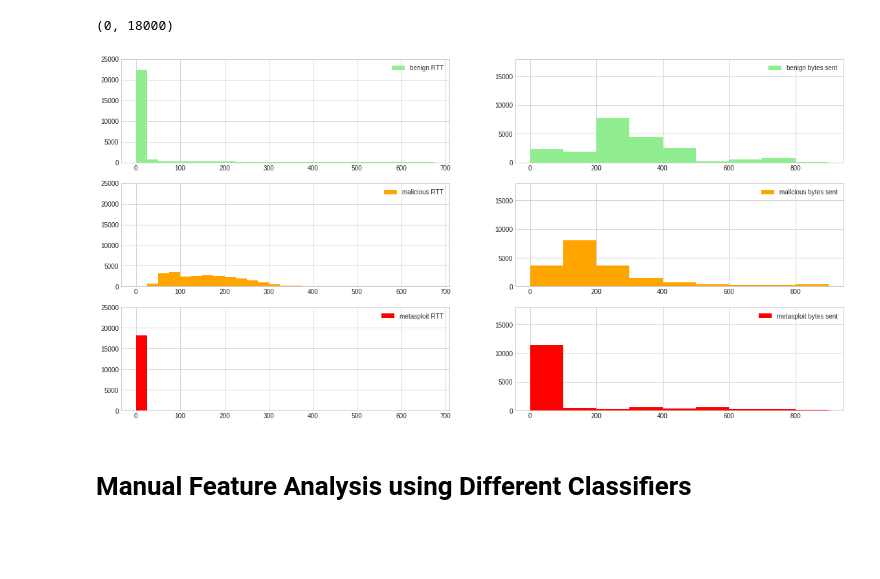
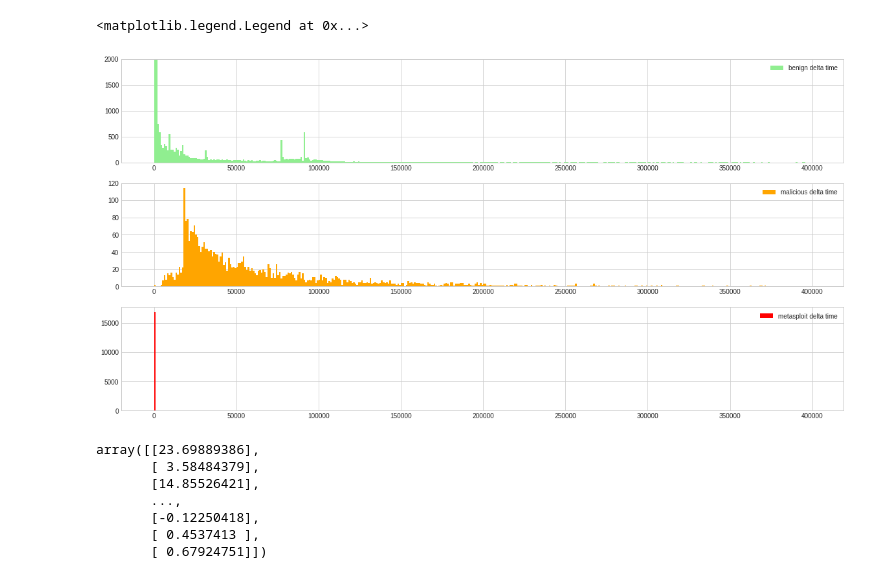
Before and after one commit to bazz-066/unsw-header-analysis, a Jupyter notebook: Delta Time Analysis.ipynb, the cells around one changed output. Drawn from its saved outputs; the diff is of its cells as text; code cells hidden in the pictures; blank space fills up the shorter version.

```diff
--- a/Delta Time Analysis.ipynb
+++ b/Delta Time Analysis.ipynb
@@ -35,0 +27,3 @@ benign_set.head()
+# %%
+benign_set = pd.read_csv(benign_filename)
+benign_set
@@ -36,13 +49,9 @@ benign_set.head()
 # %%
-# Load malicious traffic
-malicious_set = pd.read_csv(dataset_root_dir + malicious_filenames[0], skiprows=[0,1,2,3,4,5,6,7,9], index_col=False)
+malicious_set = pd.read_csv(malicious_filenames[0])
 
 for i in range(1, len(malicious_filenames)):
-    tmp = pd.read_csv(dataset_root_dir + malicious_filenames[i], skiprows=[0,1,2,3,4,5,6,7,9], index_col=False)
+    tmp = pd.read_csv(malicious_filenames[i])
     malicious_set = malicious_set.append(tmp)
 
-malicious_set["index"] = np.arange(len(malicious_set))
-malicious_set = malicious_set.drop("conn_#", 1)
-malicious_set = malicious_set.set_index("index")
-malicious_set.head()
+malicious_set
 # %% [output]
@@ -132,0 +76,3 @@ print(X_clean)
+# %%
+metasploit_set = pd.read_csv(metasploit_filenames)
+metasploit_set
@@ -133,30 +98,16 @@ print(X_clean)
 # %%
-#plt.ylim(-0.5, 1)
-
-fig, axs = plt.subplots(3,2)
+fig, axs = plt.subplots(3,1)
 fig.set_size_inches(20, 10)
-plt.ylim(0, 25000)
-axs[0][0].hist(benign_rtt, color="lightgreen", bins=np.arange(0, 700, 25))
-axs[0][0].legend(["benign RTT"])
-axs[0][0].set_ylim([0, 25000])
-axs[1][0].hist(malicious_rtt, color="orange", bins=np.arange(0, 700, 25))
-axs[1][0].legend(["malicious RTT"])
-axs[1][0].set_ylim([0, 25000])
-axs[2][0].hist(metasploit_rtt, color="red", bins=np.arange(0, 700, 25))
-axs[2][0].legend(["metasploit RTT"])
-axs[2][0].set_ylim([0, 25000])
-
-axs[0][1].hist(benign_bytes, color="lightgreen", bins=np.arange(0, 1000, 100))
-axs[0][1].legend(["benign bytes sent"])
-axs[0][1].set_ylim([0, 18000])
-axs[1][1].hist(malicious_bytes, color="orange", bins=np.arange(0, 1000, 100))
-axs[1][1].legend(["malicious bytes sent"])
-axs[1][1].set_ylim([0, 18000])
-axs[2][1].hist(metasploit_bytes, color="red", bins=np.arange(0, 1000, 100))
-axs[2][1].legend(["metasploit bytes sent"])
-axs[2][1].set_ylim([0, 18000])
-
-#plt.legend(["malicious", "benign", "metasploit"])
+#plt.ylim(0, 25000)
+axs[0].hist(benign_set["avg_delta_time_a2b"], color="lightgreen", bins=np.arange(0,400000,1000))
+axs[0].legend(["benign delta time"])
+axs[0].set_ylim([0, 2000])
+axs[1].hist(malicious_set["avg_delta_time_a2b"], color="orange", bins=np.arange(0,400000,1000))
+axs[1].legend(["malicious delta time"])
+#axs[1].set_ylim([0, 1])
+axs[2].hist(metasploit_set["avg_delta_time_a2b"], color="red", bins=np.arange(0,400000,1000))
+axs[2].legend(["metasploit delta time"])
+#axs[2][0].set_ylim([0, 25000])
 # %% [output]
-(0, 18000)
+<matplotlib.legend.Legend at 0x...>
-[figure, old version]
+[figure, new version]
@@ -173,5 +114,24 @@ for train_indices, test_indices in indices:
-# %% [markdown]
-# Manual Feature Analysis using Different Classifiers
+# %%
+delta_time = benign_set["avg_delta_time_a2b"].append(malicious_set["avg_delta_time_a2b"])
+labels = pd.Series(np.zeros(len(benign_set)))
+labels = labels.append(pd.Series(np.ones(len(malicious_set))), ignore_index=True)
+
+X = delta_time.values.reshape(-1,1)
+Y = labels.values.ravel()
+X_meta = metasploit_set["avg_delta_time_a2b"].values.reshape(-1,1)
+Y_meta = np.ones(len(metasploit_set)).ravel()
+
+X_scaled = preprocessing.scale(X)
+X_meta_scaled = preprocessing.scale(X_meta)
+X_scaled
+# %% [output]
+array([[23.69889386],
+       [ 3.58484379],
+       [14.85526421],
+       ...,
+       [-0.12250418],
+       [ 0.4537413 ],
+       [ 0.67924751]])
 # %%
 def get_scores(Y_true, Y_pred):
     scores = {}
```
Also changed, not shown: parts of 40 cells of this notebook, 3 other files.
